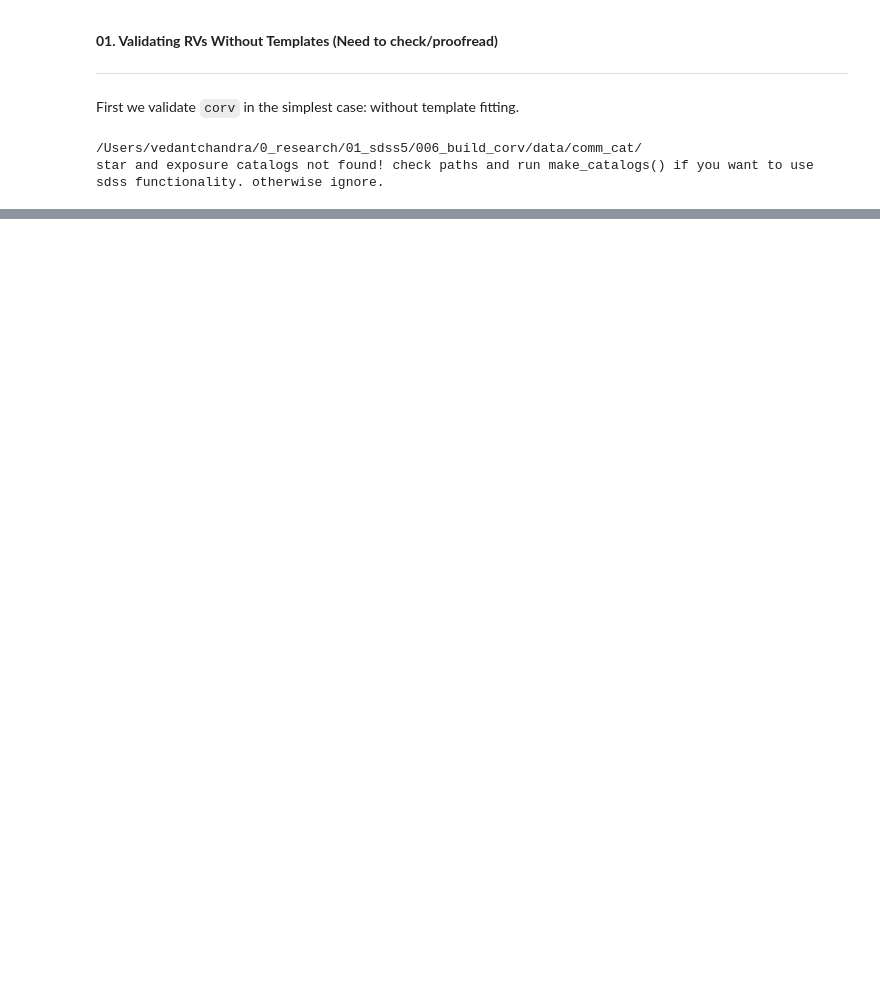
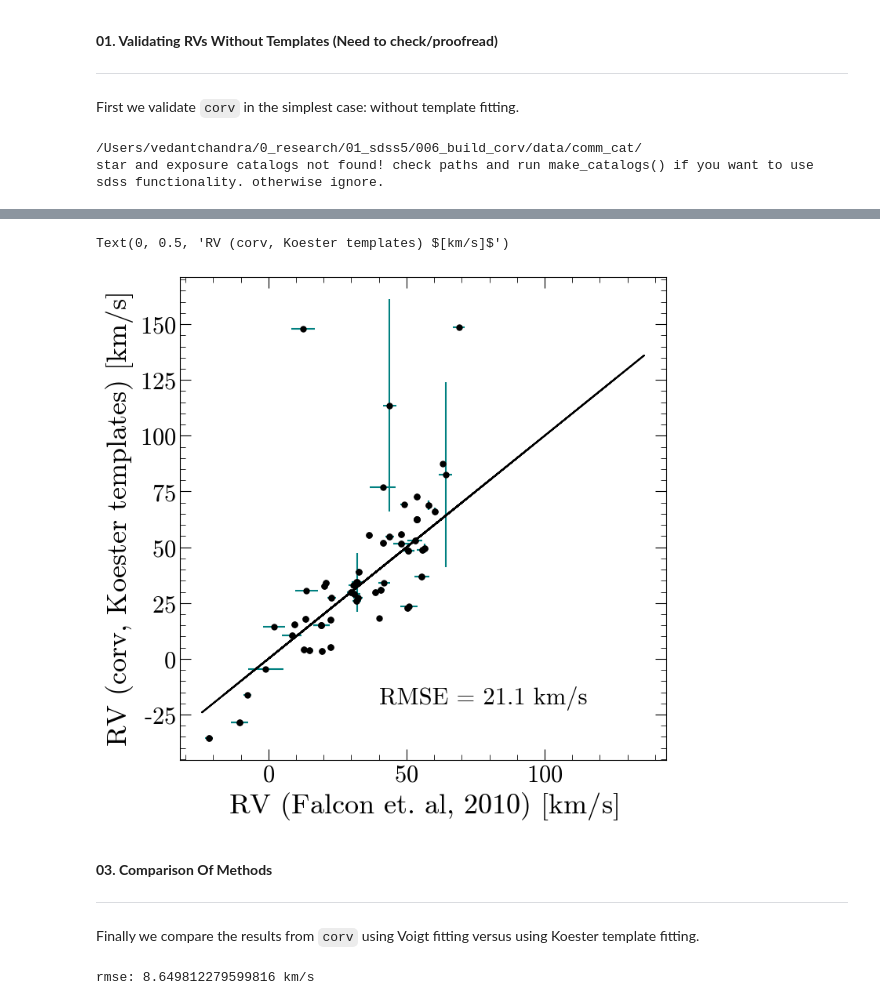
Before and after one commit to stefanarseneau/corv-tutorial, a Jupyter notebook: 02_validation.ipynb, the cells around one changed output, grey strips where cells are left out. Saved outputs shown, nothing was run; the diff lists cells and outputs as text; code cells hidden in the pictures; blank space fills up the shorter version.

```diff
--- a/02_validation.ipynb
+++ b/02_validation.ipynb
@@ -132,3 +124,6 @@ plt.ylabel(r'RV (corv) $[km/s]$')
+# %%
+falcon_xmatch['corv_rv_template'] = -9999 * np.ones(len(falcon_xmatch))
+falcon_xmatch['corv_erv_template'] = -9999 * np.ones(len(falcon_xmatch))
 # %%
 figs = []
 
@@ -154,5 +149,5 @@ for j in tqdm( range(len(falcon_xmatch))):
         param_res, rv_res, rv_init = corv.fit.fit_corv(wl, fl, ivar, corvmodel)
 
 
-    falcon_xmatch['corv_rv'][j] = (rv_res.params['RV'].value)
-    falcon_xmatch['corv_erv'][j] = (rv_res.params['RV'].stderr)
+    falcon_xmatch['corv_rv_template'][j] = (rv_res.params['RV'].value)
+    falcon_xmatch['corv_erv_template'][j] = (rv_res.params['RV'].stderr)
@@ -159,13 +165,37 @@ for j in tqdm( range(len(falcon_xmatch))):
 # %%
-plt.figure(figsize=(10,10))
+plt.figure(figsize=(8,8))
 plt.style.use('stefan.mplstyle')
 
-plt.errorbar(falcon_xmatch['Adp-V'][np.abs(falcon_xmatch['corv_rv']) < 2500], falcon_xmatch['corv_rv'][np.abs(falcon_xmatch['corv_rv']) < 2500],
-             xerr = falcon_xmatch['e_Adp-V'][np.abs(falcon_xmatch['corv_rv']) < 2500], yerr = falcon_xmatch['corv_erv'][np.abs(falcon_xmatch['corv_rv']) < 2500],
+plt.errorbar(falcon_xmatch['Adp-V'][np.abs(falcon_xmatch['corv_rv_template']) < 2500], falcon_xmatch['corv_rv_template'][np.abs(falcon_xmatch['corv_rv_template']) < 2500],
+             xerr = falcon_xmatch['e_Adp-V'][np.abs(falcon_xmatch['corv_rv_template']) < 2500], yerr = falcon_xmatch['corv_erv_template'][np.abs(falcon_xmatch['corv_rv']) < 2500],
              fmt='o', label = 'Data', color='black', ecolor = 'teal')
-plt.plot(falcon_xmatch['vr'][np.abs(falcon_xmatch['corv_rv']) < 2500], linear(falcon_xmatch['vr'][np.abs(falcon_xmatch['corv_rv']) < 2500]), color = 'black')
+plt.plot(falcon_xmatch['vr'][np.abs(falcon_xmatch['corv_rv']) < 2500], linear(falcon_xmatch['vr'][np.abs(falcon_xmatch['corv_rv_template']) < 2500]), color = 'black')
 
+plt.text(40, -20, 'RMSE = {:2.1f} km/s'.format(rmse))
 
 ymin, ymax = plt.ylim()
 plt.xlabel(r'RV (Falcon et. al, 2010) $[km/s]$')
-plt.ylabel(r'RV (corv) $[km/s]$')
+plt.ylabel(r'RV (corv, Koester templates) $[km/s]$')
+# %% [output]
+Text(0, 0.5, 'RV (corv, Koester templates) $[km/s]$')
+[figure, added]
+# %% [markdown]
+<a id="validation-betwixt"></a>
+
+**03. Comparison Of Methods**
+
+---
+
+Finally we compare the results from `corv` using Voigt fitting versus using Koester template fitting.
+# %%
+mask = np.all([mask_template, mask_voigt], axis = 0)
+
+rmse = 0
+
+for i in range(len(falcon_xmatch['corv_rv'][mask])):
+    rmse += (falcon_xmatch['corv_rv'][mask][i] - falcon_xmatch['corv_rv_template'][mask][i])**2
+
+rmse = np.sqrt( rmse / len(falcon_xmatch['corv_rv'][mask]))
+print('rmse: {} km/s'.format(rmse))
+# %% [output]
+rmse: 8.649812279599816 km/s
```
Also changed, not shown: parts of 7 cells of this notebook, 4 other files.
